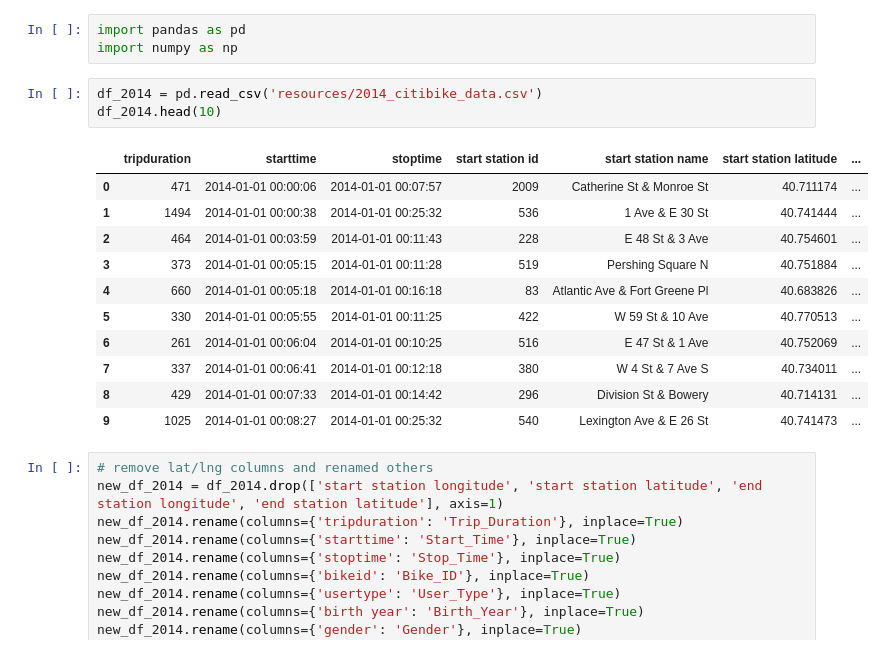
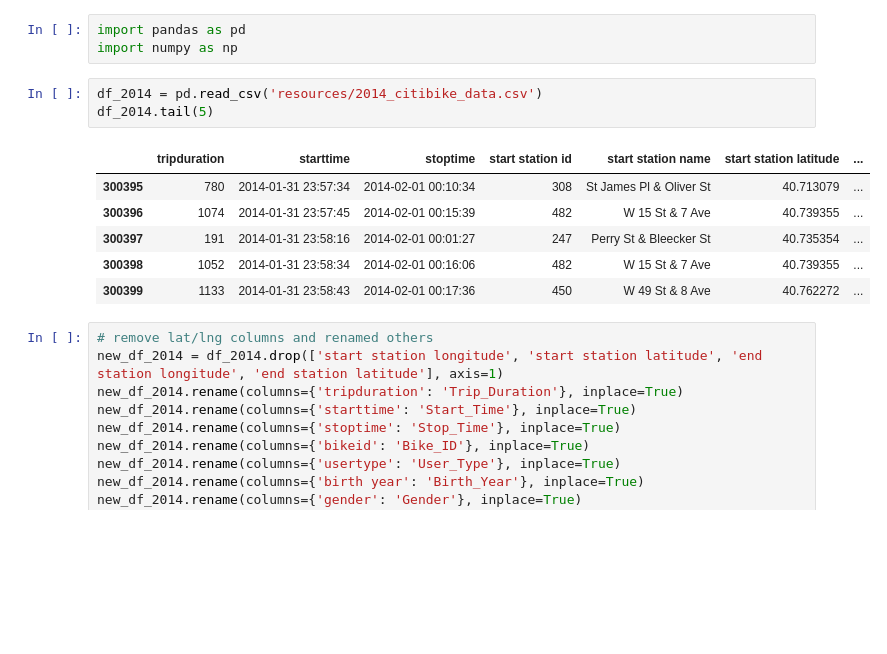
Before and after one commit to marcusmcb/ETL-Project, a Jupyter notebook: 2014_Citibike_Workbook.ipynb, the cells around one changed output. Cells and saved outputs as stored; diff of their text form; blank space fills up the shorter version.

```diff
--- a/2014_Citibike_Workbook.ipynb
+++ b/2014_Citibike_Workbook.ipynb
@@ -3,19 +3,14 @@ import pandas as pd
 import numpy as np
 # %%
 df_2014 = pd.read_csv('resources/2014_citibike_data.csv')
-df_2014.head(10)
+df_2014.tail(5)
 # %% [output]
 |  | tripduration | starttime | stoptime | start station id | start station name | start station latitude | ... |
-| 0 | 471 | 2014-01-01 00:00:06 | 2014-01-01 00:07:57 | 2009 | Catherine St & Monroe St | 40.711174 | ... |
-| 1 | 1494 | 2014-01-01 00:00:38 | 2014-01-01 00:25:32 | 536 | 1 Ave & E 30 St | 40.741444 | ... |
-| 2 | 464 | 2014-01-01 00:03:59 | 2014-01-01 00:11:43 | 228 | E 48 St & 3 Ave | 40.754601 | ... |
-| 3 | 373 | 2014-01-01 00:05:15 | 2014-01-01 00:11:28 | 519 | Pershing Square N | 40.751884 | ... |
-| 4 | 660 | 2014-01-01 00:05:18 | 2014-01-01 00:16:18 | 83 | Atlantic Ave & Fort Greene Pl | 40.683826 | ... |
-| 5 | 330 | 2014-01-01 00:05:55 | 2014-01-01 00:11:25 | 422 | W 59 St & 10 Ave | 40.770513 | ... |
-| 6 | 261 | 2014-01-01 00:06:04 | 2014-01-01 00:10:25 | 516 | E 47 St & 1 Ave | 40.752069 | ... |
-| 7 | 337 | 2014-01-01 00:06:41 | 2014-01-01 00:12:18 | 380 | W 4 St & 7 Ave S | 40.734011 | ... |
-| 8 | 429 | 2014-01-01 00:07:33 | 2014-01-01 00:14:42 | 296 | Division St & Bowery | 40.714131 | ... |
-| 9 | 1025 | 2014-01-01 00:08:27 | 2014-01-01 00:25:32 | 540 | Lexington Ave & E 26 St | 40.741473 | ... |
+| 300395 | 780 | 2014-01-31 23:57:34 | 2014-02-01 00:10:34 | 308 | St James Pl & Oliver St | 40.713079 | ... |
+| 300396 | 1074 | 2014-01-31 23:57:45 | 2014-02-01 00:15:39 | 482 | W 15 St & 7 Ave | 40.739355 | ... |
+| 300397 | 191 | 2014-01-31 23:58:16 | 2014-02-01 00:01:27 | 247 | Perry St & Bleecker St | 40.735354 | ... |
+| 300398 | 1052 | 2014-01-31 23:58:34 | 2014-02-01 00:16:06 | 482 | W 15 St & 7 Ave | 40.739355 | ... |
+| 300399 | 1133 | 2014-01-31 23:58:43 | 2014-02-01 00:17:36 | 450 | W 49 St & 8 Ave | 40.762272 | ... |
 # %%
 # remove lat/lng columns and renamed others
 new_df_2014 = df_2014.drop(['start station longitude', 'start station latitude', 'end station longitude', 'end station latitude'], axis=1)
```
Also changed, not shown: parts of 6 cells of this notebook, 1 other file.
